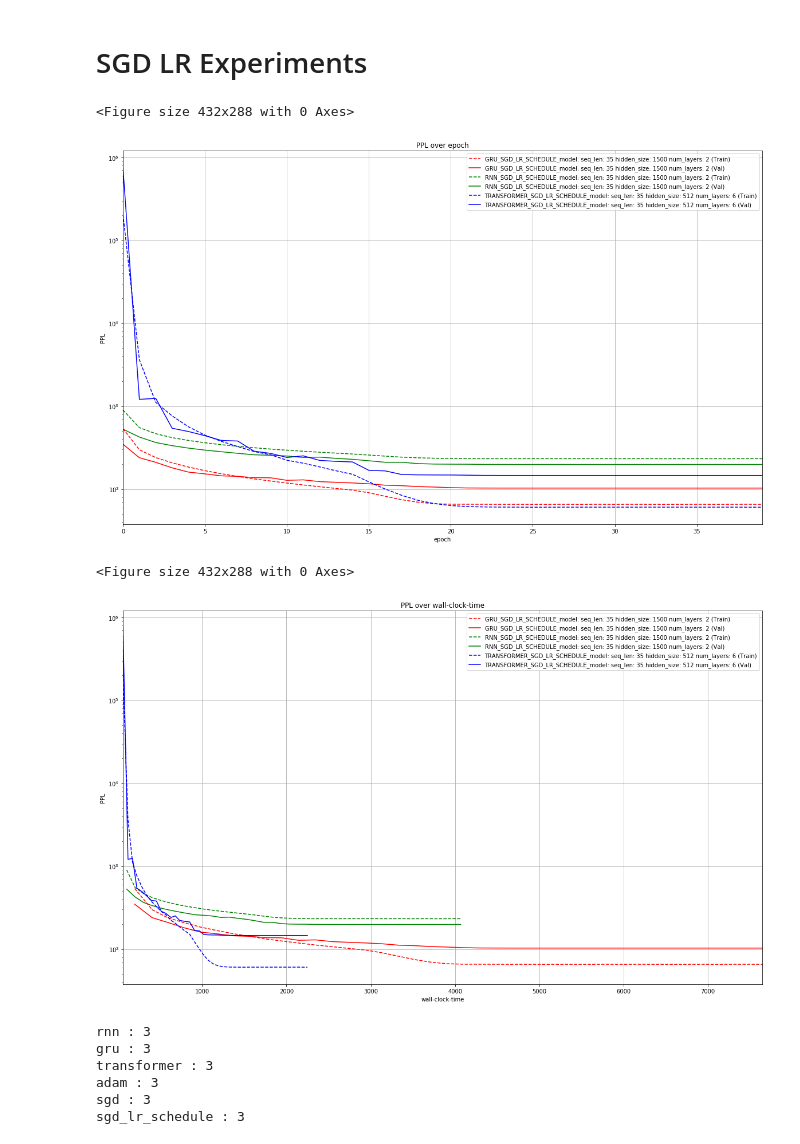
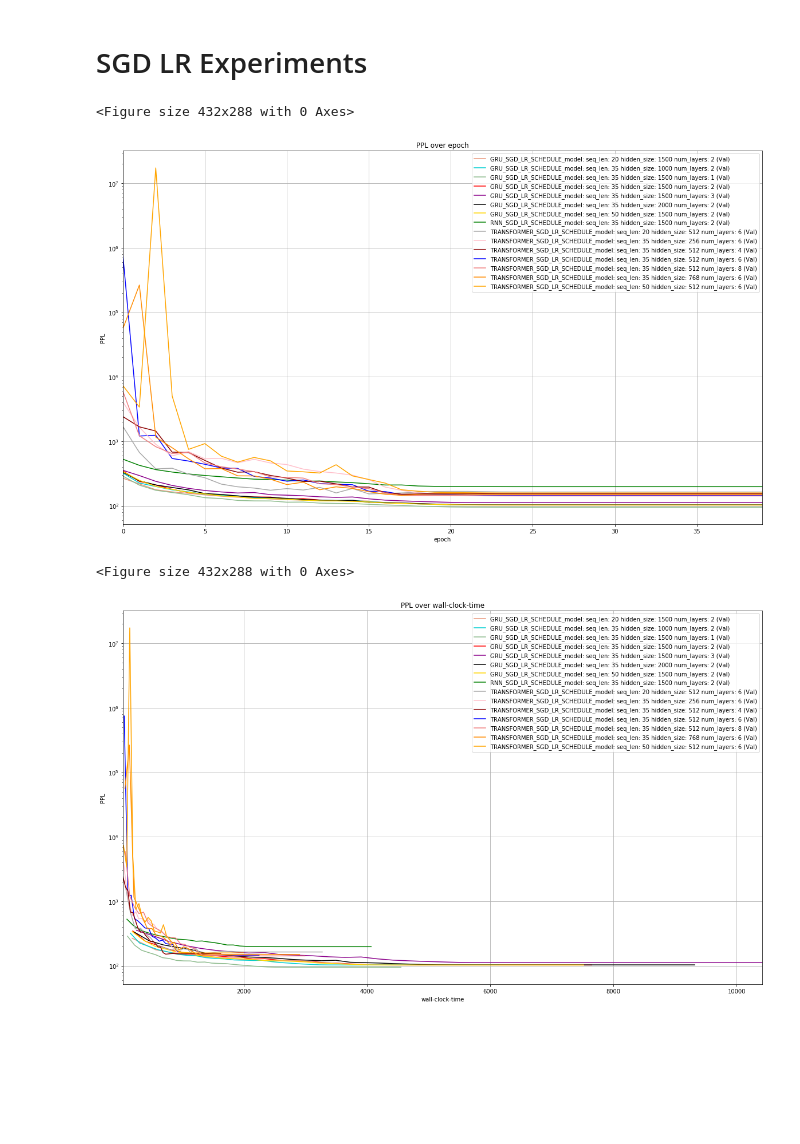
Before and after one commit to fatemehteimury/IFT6135H19_Assignments, a Jupyter notebook: Assignment_2/Q4_plotting.ipynb, the cells around one changed output. Saved outputs shown, nothing was run; the diff lists cells and outputs as text; code cells hidden in the pictures; blank space fills up the shorter version.

Commit message:
updated Q4 experiment plots

```diff
--- a/Assignment_2/Q4_plotting.ipynb
+++ b/Assignment_2/Q4_plotting.ipynb
@@ -21,7 +21,8 @@ files_Q4_2 = [
     'RNN_SGD_LR_SCHEDULE_model=RNN_optimizer=SGD_LR_SCHEDULE_initial_lr=1_batch_size=20_seq_len=35_hidden_size=1500_num_layers=2_dp_keep_prob=0.35_save_best_0',
     'RNN_SGD_model=RNN_optimizer=SGD_initial_lr=1_batch_size=20_seq_len=35_hidden_size=1500_num_layers=2_dp_keep_prob=0.35_save_best_0',
     'TRANSFORMER_ADAM_model=TRANSFORMER_optimizer=ADAM_initial_lr=0.001_batch_size=128_seq_len=35_hidden_size=512_num_layers=2_dp_keep_prob=0.9_save_best_0',
-    'TRANSFORMER_SGD_model=TRANSFORMER_optimizer=SGD_initial_lr=20_batch_size=128_seq_len=35_hidden_size=512_num_layers=6_dp_keep_prob=0.9_save_best_0'
+    'TRANSFORMER_SGD_model=TRANSFORMER_optimizer=SGD_initial_lr=20_batch_size=128_seq_len=35_hidden_size=512_num_layers=6_dp_keep_prob=0.9_save_best_0',
+    'TRANSFORMER_ADAM_model=TRANSFORMER_optimizer=ADAM_initial_lr=0.001_batch_size=128_seq_len=35_hidden_size=512_num_layers=6_dp_keep_prob=.9_0'
 ]
 
 files_Q4_3 = [
@@ -221,8 +222,8 @@ plot_it(experiments_Q4_3, fig_path, plt_type, include_train = True, fig_size = (
 for exp in experiments_Q4_2:
     all_experiments = categorize_experiments(all_experiments, exp, exp['title'])
 
-# for exp in experiments_Q4_3:
-#     all_experiments = categorize_experiments(all_experiments, exp, exp['title'])
+for exp in experiments_Q4_3:
+    all_experiments = categorize_experiments(all_experiments, exp, exp['title'])
 
 for k,v in all_experiments.items():
     print(k,':',len(v))
@@ -328,29 +329,22 @@ plot_it(experiments, fig_path, plt_type, include_train = True, fig_size = (20,12
 # %%
 if not os.path.exists('figures/4_SGD_LR'): os.makedirs('figures/4_SGD_LR')
 experiments = all_experiments['sgd_lr_schedule']
 fig_path = 'figures/4_SGD_LR/'
 part = 'sgdlr'
 
 plt_type = 'ppl_epoch'
-plot_it(experiments, fig_path, plt_type, include_train = True, fig_size = (20,12))
+plot_it(experiments, fig_path, plt_type, include_train = False, fig_size = (20,12))
 
 plt_type = 'ppl_wct'
-plot_it(experiments, fig_path, plt_type, include_train = True, fig_size = (20,12))
+plot_it(experiments, fig_path, plt_type, include_train = False, fig_size = (20,12))
 # %% [output]
 <Figure size 432x288 with 0 Axes>
-[figure, old version]
+[figure, new version]
 <Figure size 432x288 with 0 Axes>
-[figure, old version]
+[figure, new version]
 # %%
 for k,v in all_experiments.items():
     print(k,':', len(v))
-# %% [output]
-rnn : 3
-gru : 3
-transformer : 3
-adam : 3
-sgd : 3
-sgd_lr_schedule : 3
 # %%
 for e in experiments_Q4_1:
     print(e['title'], e['batch_size'], e['hidden_size'], e['num_layers'])
```
Also changed, not shown: parts of 12 cells of this notebook, 18 other files.
